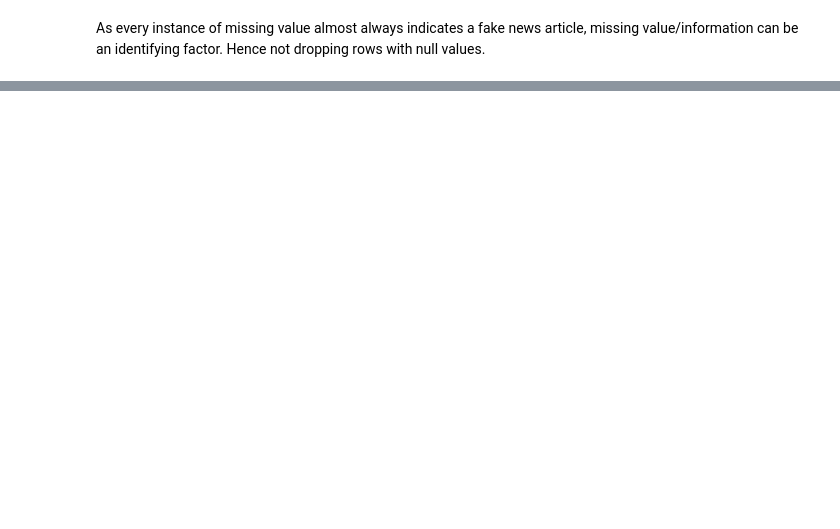
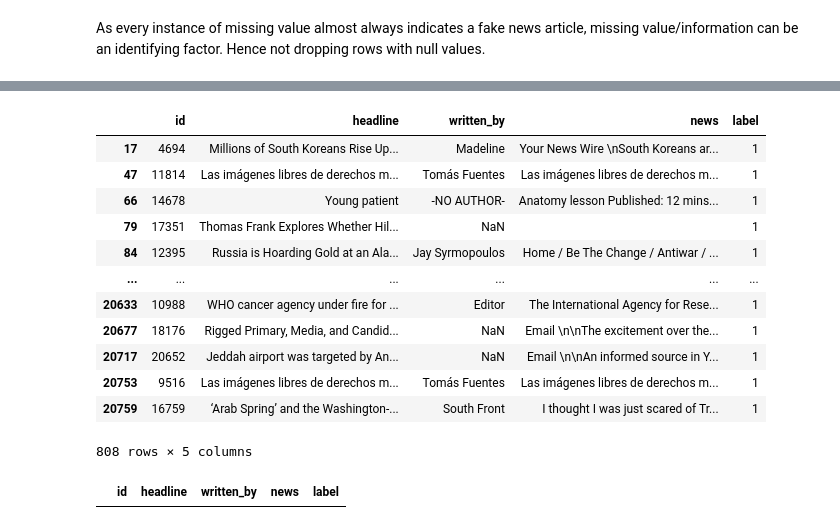
Before and after one commit to kanaishk/Fake-News-Detection, a Jupyter notebook: EDA.ipynb, the cells around one changed output, grey strips where cells are left out. Saved outputs shown, nothing was run; the diff lists cells and outputs as text; code cells hidden in the pictures; blank space fills up the shorter version.

```diff
--- a/EDA.ipynb
+++ b/EDA.ipynb
@@ -140,0 +143,3 @@ As every instance of missing value almost always indicates a fake news article,
+# %%
+headline_value_counts = df.headline.value_counts()
+headline_value_counts[headline_value_counts > 1]
@@ -140,0 +159,22 @@ As every instance of missing value almost always indicates a fake news article,
+# %%
+duplicate_headline_list = set(headline_value_counts[headline_value_counts > 1].keys())
+df_dup_headline = df[df.headline.isin(duplicate_headline_list)]
+df_dup_headline
+# %% [output]
+|  | id | headline | written_by | news | label |
+| 17 | 4694 | Millions of South Koreans Rise Up... | Madeline | Your News Wire \nSouth Koreans ar... | 1 |
+| 47 | 11814 | Las imágenes libres de derechos m... | Tomás Fuentes | Las imágenes libres de derechos m... | 1 |
+| 66 | 14678 | Young patient | -NO AUTHOR- | Anatomy lesson Published: 12 mins... | 1 |
+| 79 | 17351 | Thomas Frank Explores Whether Hil... | NaN |  | 1 |
+| 84 | 12395 | Russia is Hoarding Gold at an Ala... | Jay Syrmopoulos | Home / Be The Change / Antiwar / ... | 1 |
+| ... | ... | ... | ... | ... | ... |
+| 20633 | 10988 | WHO cancer agency under fire for ... | Editor | The International Agency for Rese... | 1 |
+| 20677 | 18176 | Rigged Primary, Media, and Candid... | NaN | Email \n\nThe excitement over the... | 1 |
+| 20717 | 20652 | Jeddah airport was targeted by An... | NaN | Email \n\nAn informed source in Y... | 1 |
+| 20753 | 9516 | Las imágenes libres de derechos m... | Tomás Fuentes | Las imágenes libres de derechos m... | 1 |
+| 20759 | 16759 | ‘Arab Spring’ and the Washington-... | South Front | I thought I was just scared of Tr... | 1 |
+808 rows × 5 columns
+# %%
+df_dup_headline[df_dup_headline.duplicated()]
+# %% [output]
+|  | id | headline | written_by | news | label |
```
Also changed, not shown: parts of 39 cells of this notebook.
